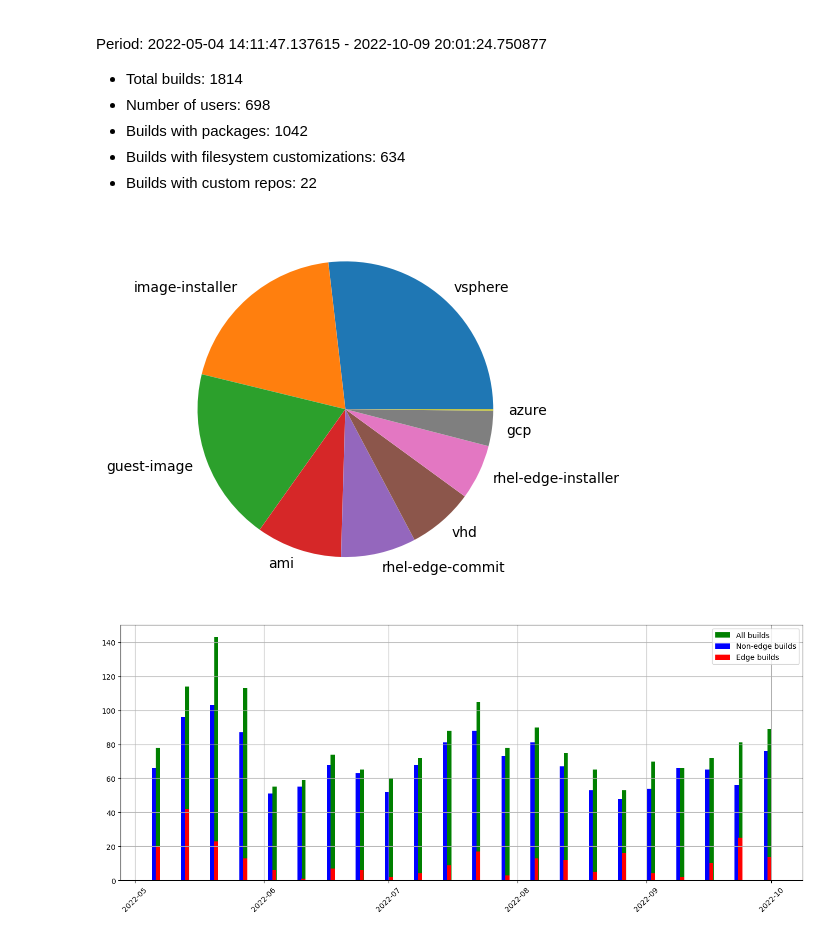
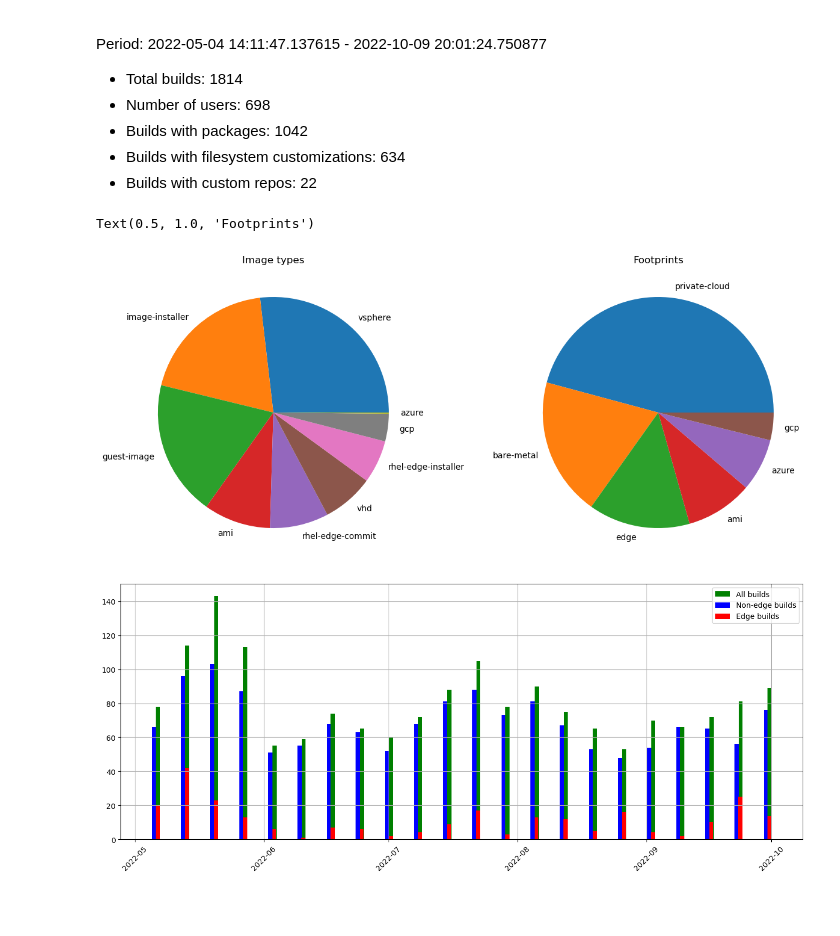
Before and after one commit to osbuild/metrics, a Jupyter notebook: notebooks/explore.ipynb, the cells around one changed output. Saved outputs shown, nothing was run; the diff lists cells and outputs as text; code cells hidden in the pictures; blank space fills up the shorter version.

Commit message:
explore: add footprint count histogram

```diff
--- a/notebooks/explore.ipynb
+++ b/notebooks/explore.ipynb
@@ -57,9 +58,16 @@ Period: 2022-05-04 14:11:47.137615 - 2022-10-09 20:01:24.750877
 - Builds with filesystem customizations: 634
 - Builds with custom repos: 22
 # %%
-ib.plot.imagetype_builds(builds)
+fig = plt.figure()
+ax_it = fig.add_axes([0, 0, 1, 1])
+ib.plot.imagetype_builds(builds, ax_it)
+ax_it.set_title("Image types")
+ax_fp = fig.add_axes([1, 0, 1, 1])
+ib.plot.footprint_builds(builds, ax_fp)
+ax_fp.set_title("Footprints")
 # %% [output]
+Text(0.5, 1.0, 'Footprints')
-[figure, old version]
+[figure, new version]
 # %%
 # separate builds for "edge" types
 edge_idxs = builds["image_type"].str.contains("edge")
```
Also changed, not shown: parts of 2 cells of this notebook.
